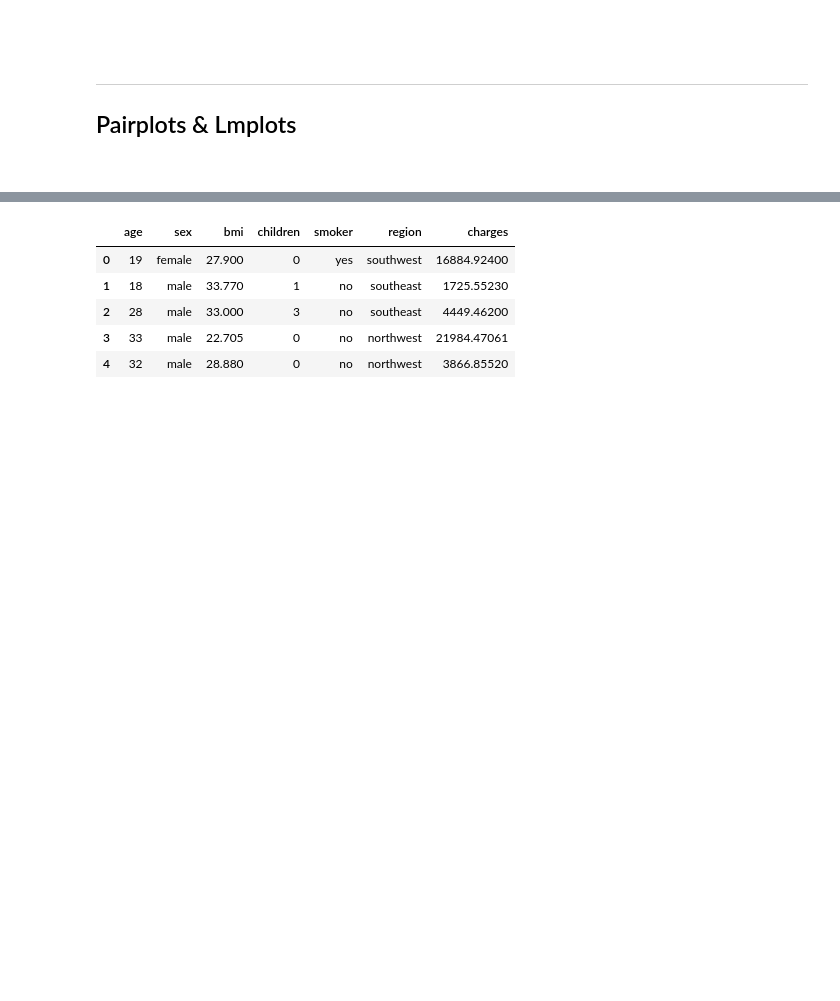
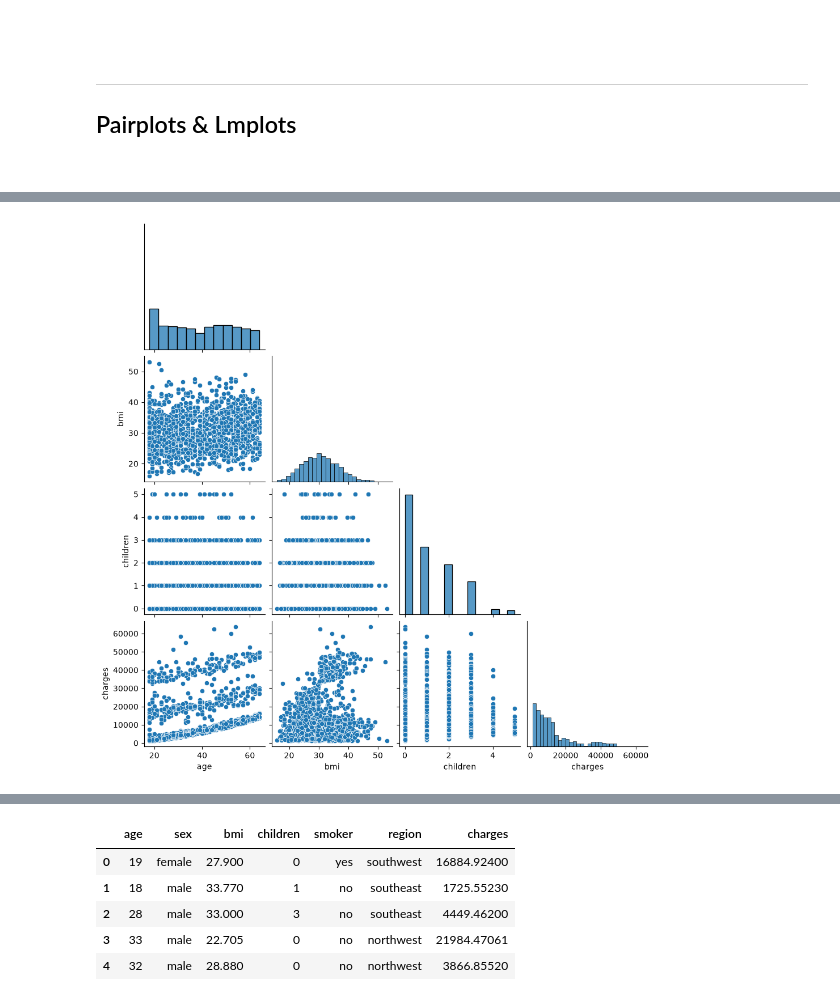
Before and after one commit to MiltonValleL/regression-and-forecasting, a Jupyter notebook: notebooks/01.pre-modelling.ipynb, the cells around one changed output, grey strips where cells are left out. Cells and saved outputs as stored; diff of their text form; code cells hidden in the pictures; blank space fills up the shorter version.

Commit message:
pairplots and lmplots

```diff
--- a/notebooks/01.pre-modelling.ipynb
+++ b/notebooks/01.pre-modelling.ipynb
@@ -561,0 +589,5 @@ Both groups (smokers and non-smokers) have similar BMI on average
+# %%
+sns.pairplot(insurance, corner=True)
+sns.despine()
+# %% [output]
+[figure, added]
```
Also changed, not shown: parts of 9 cells of this notebook.
